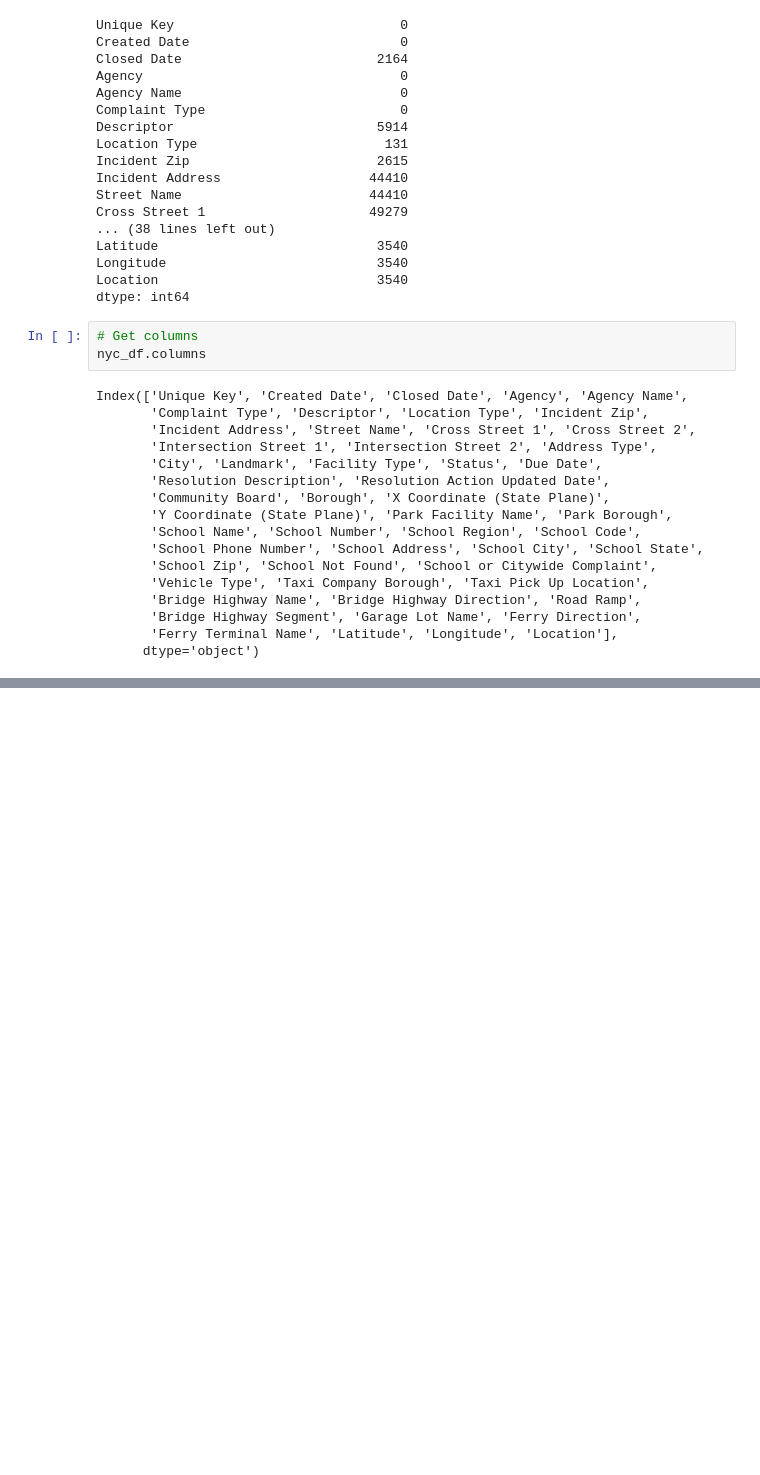
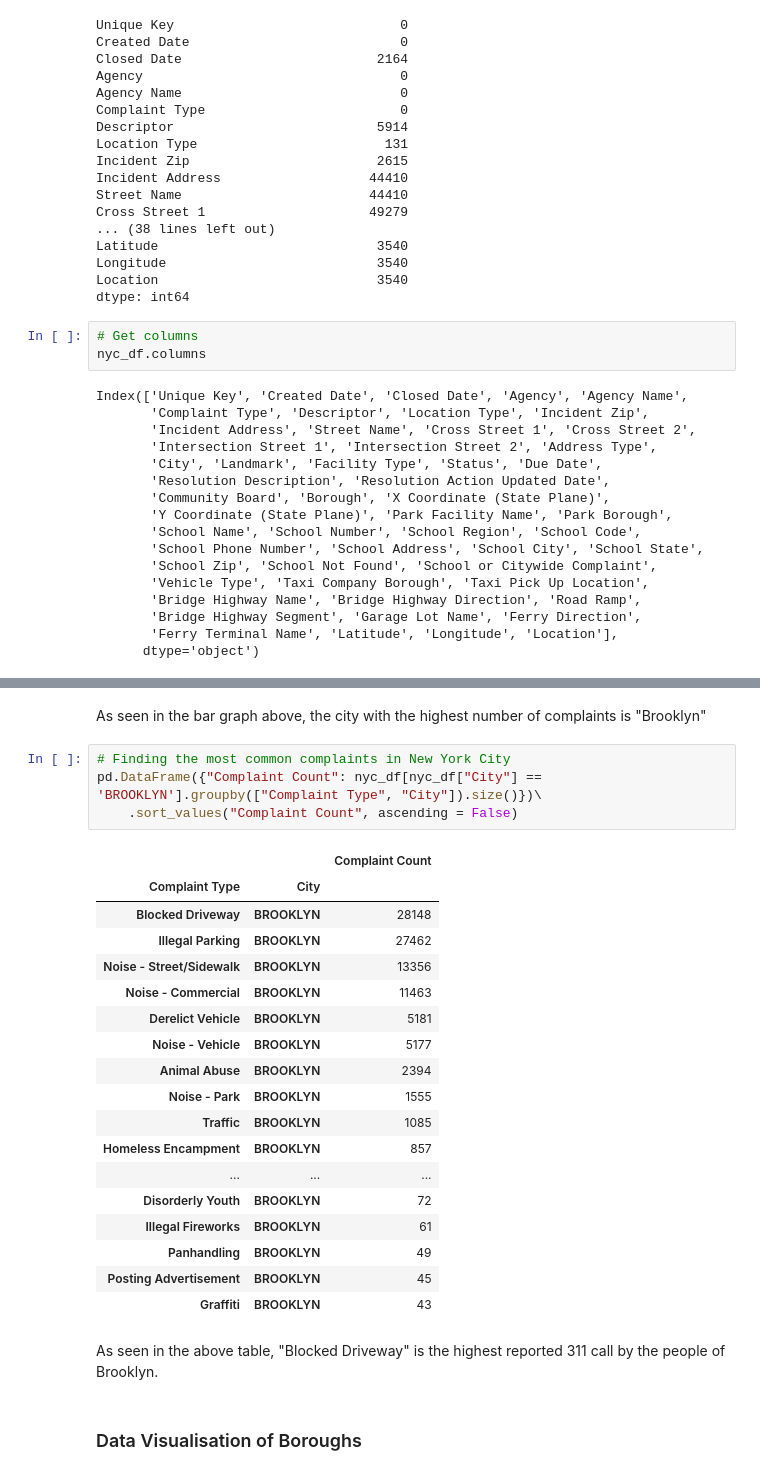
Before and after one commit to vigneshmanikandan97/nyc-311, a Jupyter notebook: NYC 311.ipynb, the cells around one changed output, grey strips where cells are left out. Cells and saved outputs as stored; diff of their text form; blank space fills up the shorter version.

```diff
--- a/NYC 311.ipynb
+++ b/NYC 311.ipynb
@@ -187,0 +201,29 @@ Text(0, 0.5, 'Complaint Count')
+# %% [markdown]
+As seen in the bar graph above, the city with the highest number of complaints is "Brooklyn"
+# %%
+# Finding the most common complaints in New York City
+pd.DataFrame({"Complaint Count": nyc_df[nyc_df["City"] == 'BROOKLYN'].groupby(["Complaint Type", "City"]).size()})\
+    .sort_values("Complaint Count", ascending = False)
+# %% [output]
+|  |  | Complaint Count |
+| Complaint Type | City |  |
+| Blocked Driveway | BROOKLYN | 28148 |
+| Illegal Parking | BROOKLYN | 27462 |
+| Noise - Street/Sidewalk | BROOKLYN | 13356 |
+| Noise - Commercial | BROOKLYN | 11463 |
+| Derelict Vehicle | BROOKLYN | 5181 |
+| Noise - Vehicle | BROOKLYN | 5177 |
+| Animal Abuse | BROOKLYN | 2394 |
+| Noise - Park | BROOKLYN | 1555 |
+| Traffic | BROOKLYN | 1085 |
+| Homeless Encampment | BROOKLYN | 857 |
+| ... | ... | ... |
+| Disorderly Youth | BROOKLYN | 72 |
+| Illegal Fireworks | BROOKLYN | 61 |
+| Panhandling | BROOKLYN | 49 |
+| Posting Advertisement | BROOKLYN | 45 |
+| Graffiti | BROOKLYN | 43 |
+# %% [markdown]
+As seen in the above table, "Blocked Driveway" is the highest reported 311 call by the people of Brooklyn.
+# %% [markdown]
+<h3>Data Visualisation of Boroughs</h3>
```
Also changed, not shown: parts of 21 cells of this notebook.
